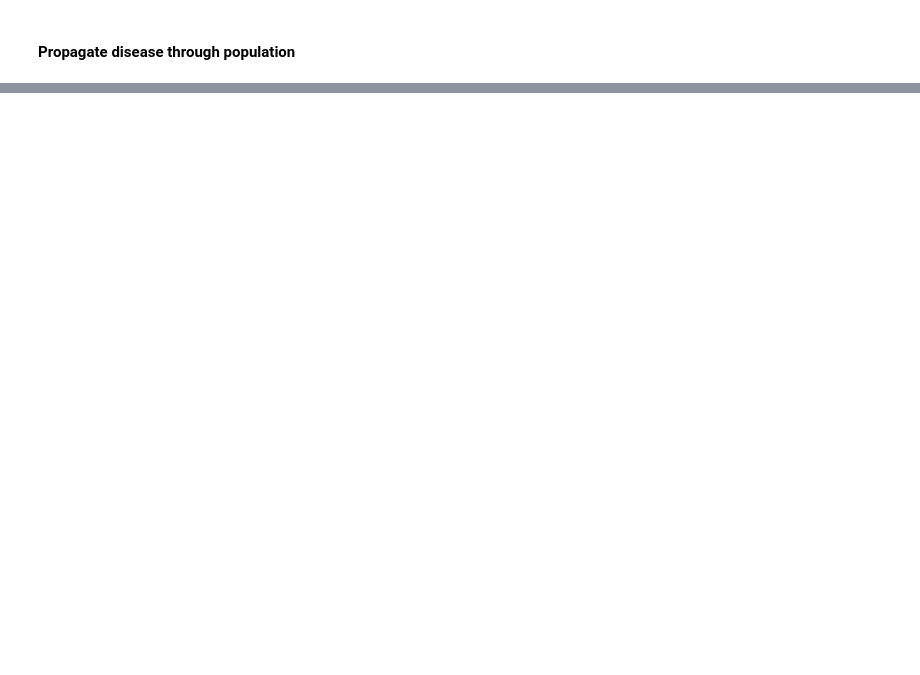
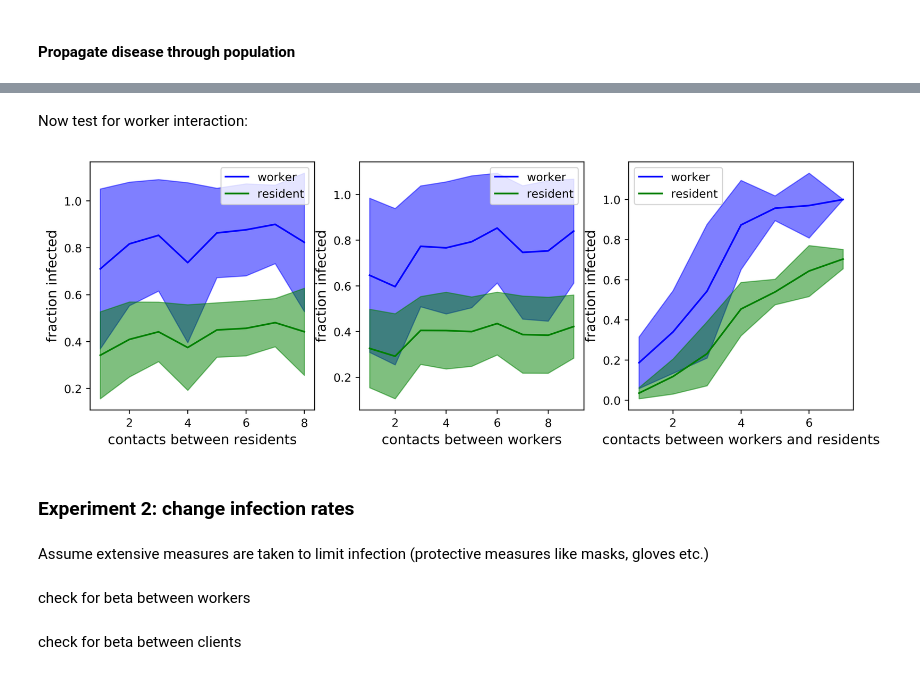
Before and after one commit to GVaessen/intro-CLS-assignment2, a Jupyter notebook: report_networkmodel.ipynb, the cells around one changed output, grey strips where cells are left out. Saved outputs shown, nothing was run; the diff lists cells and outputs as text; code cells hidden in the pictures; blank space fills up the shorter version.

```diff
--- a/report_networkmodel.ipynb
+++ b/report_networkmodel.ipynb
@@ -171,7 +198,10 @@ def reset_network(network):
     """
     for indiv in network.all_I:
         indiv.status = 'S'
+
     network.all_I = []
+    network.wor_I = []
+    network.cli_I = []
 
     G, node_color_map = upload_network(network)
 
@@ -256,0 +393,2 @@ Fraction infected = 0.97
+# %% [markdown]
+Now test for worker interaction:
@@ -256,0 +421,7 @@ Fraction infected = 0.97
+# %%
+# plot workers:
+worker_avg_contw = np.array([np.average(frac_I_2['workers'][i]) for i in contacts_between_workers])
+worker_std_contw = np.array([np.std(frac_I_2['workers'][i]) for i in contacts_between_workers])
+
+client_avg_contw = np.array([np.average(frac_I_2['clients'][i]) for i in contacts_between_workers])
+client_std_contw = np.array([np.std(frac_I_2['clients'][i]) for i in contacts_between_workers])
@@ -256,0 +443,42 @@ Fraction infected = 0.97
+# %%
+# plot workers:
+worker_avg_contwc = np.array([np.average(frac_I_6['workers'][i]) for i in contacts_between_clients_workers])
+worker_std_contwc = np.array([np.std(frac_I_6['workers'][i]) for i in contacts_between_clients_workers])
+
+client_avg_contwc = np.array([np.average(frac_I_6['clients'][i]) for i in contacts_between_clients_workers])
+client_std_contwc = np.array([np.std(frac_I_6['clients'][i]) for i in contacts_between_clients_workers])
+# %%
+fig, [ax1, ax2, ax3] = plt.subplots(1, 3, figsize=(12, 4), dpi=400)
+
+ax1.plot(contacts_between_clients, worker_avg_contc, color='blue', label='worker')
+ax1.fill_between(contacts_between_clients, worker_avg_contc-worker_std_contc, worker_avg_contc+worker_std_contc, color='blue', alpha=0.5)
+ax1.plot(contacts_between_clients, client_avg_contc, color='green', label='resident')
+ax1.fill_between(contacts_between_clients, client_avg_contc-client_std_contc, client_avg_contc+client_std_contc, color='green', alpha=0.5)
+ax1.set_xlabel('contacts between residents', fontsize=12)
+ax1.set_ylabel('fraction infected', fontsize=12)
+ax1.legend()
+
+ax2.plot(contacts_between_workers, worker_avg_contw, color='blue', label='worker')
+ax2.fill_between(contacts_between_workers, worker_avg_contw-worker_std_contw, worker_avg_contw+worker_std_contw, color='blue', alpha=0.5)
+ax2.plot(contacts_between_workers, client_avg_contw, color='green', label='resident')
+ax2.fill_between(contacts_between_workers, client_avg_contw-client_std_contw, client_avg_contw+client_std_contw, color='green', alpha=0.5)
+ax2.set_xlabel('contacts between workers', fontsize = 12)
+ax2.set_ylabel('fraction infected', fontsize = 12)
+ax2.legend()
+
+ax3.plot(contacts_between_clients_workers, worker_avg_contwc, color='blue', label='worker')
+ax3.fill_between(contacts_between_clients_workers, worker_avg_contwc-worker_std_contwc, worker_avg_contwc+worker_std_contwc, color='blue', alpha=0.5)
+ax3.plot(contacts_between_clients_workers, client_avg_contwc, color='green', label='resident')
+ax3.fill_between(contacts_between_clients_workers, client_avg_contwc-client_std_contwc, client_avg_contwc+client_std_contwc, color='green', alpha=0.5)
+ax3.set_xlabel('contacts between workers and residents', fontsize = 12)
+ax3.set_ylabel('fraction infected', fontsize = 12)
+ax3.legend()
+
+plt.savefig('allcontacts_frac.pdf')
+plt.show()
+# %% [output]
+[figure, added]
+# %% [markdown]
+### Experiment 2: change infection rates
+# %% [markdown]
+Assume extensive measures are taken to limit infection (protective measures like masks, gloves etc.)
@@ -256,0 +532,2 @@ Fraction infected = 0.97
+# %% [markdown]
+check for beta between workers
@@ -256,0 +581,2 @@ Fraction infected = 0.97
+# %% [markdown]
+check for beta between clients
```
Also changed, not shown: parts of 24 cells of this notebook.
